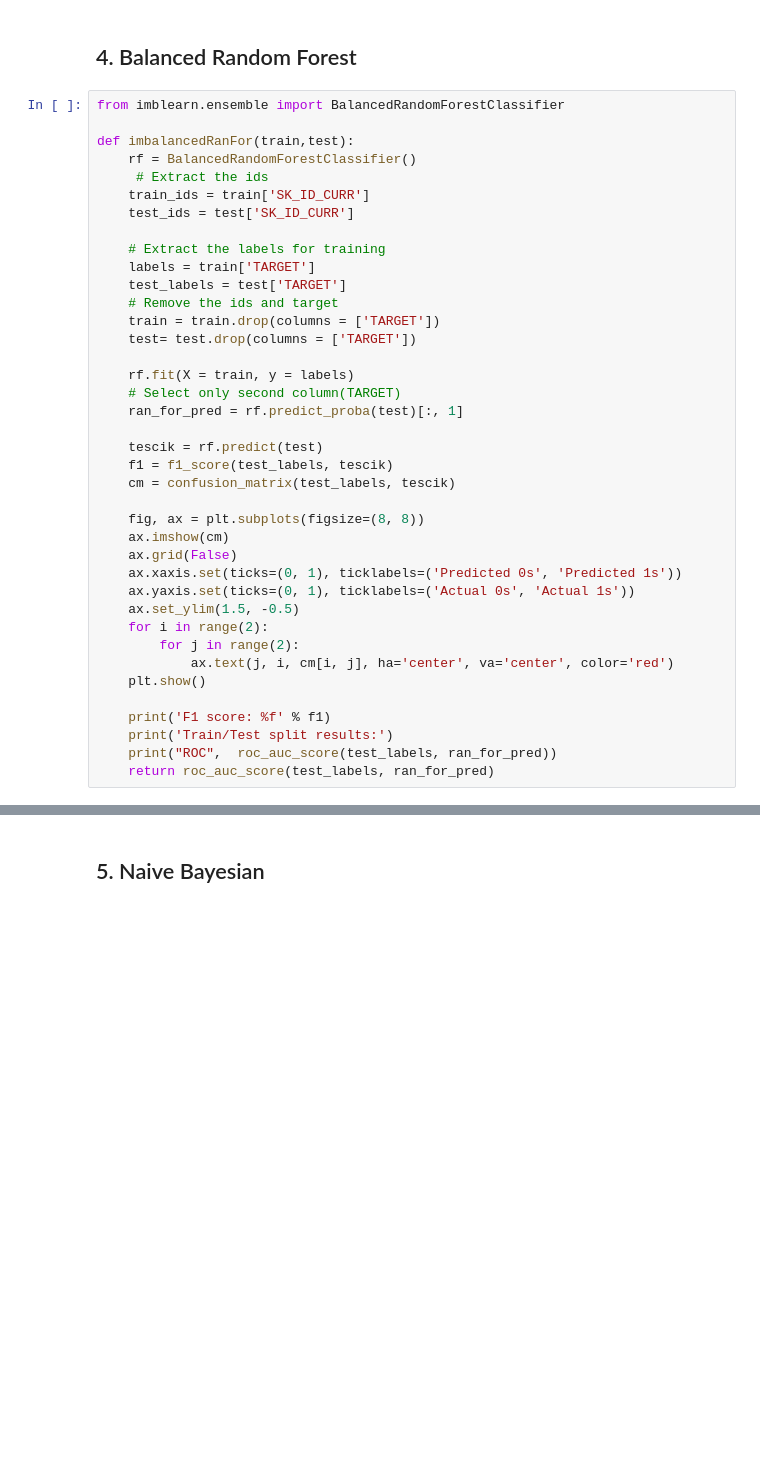
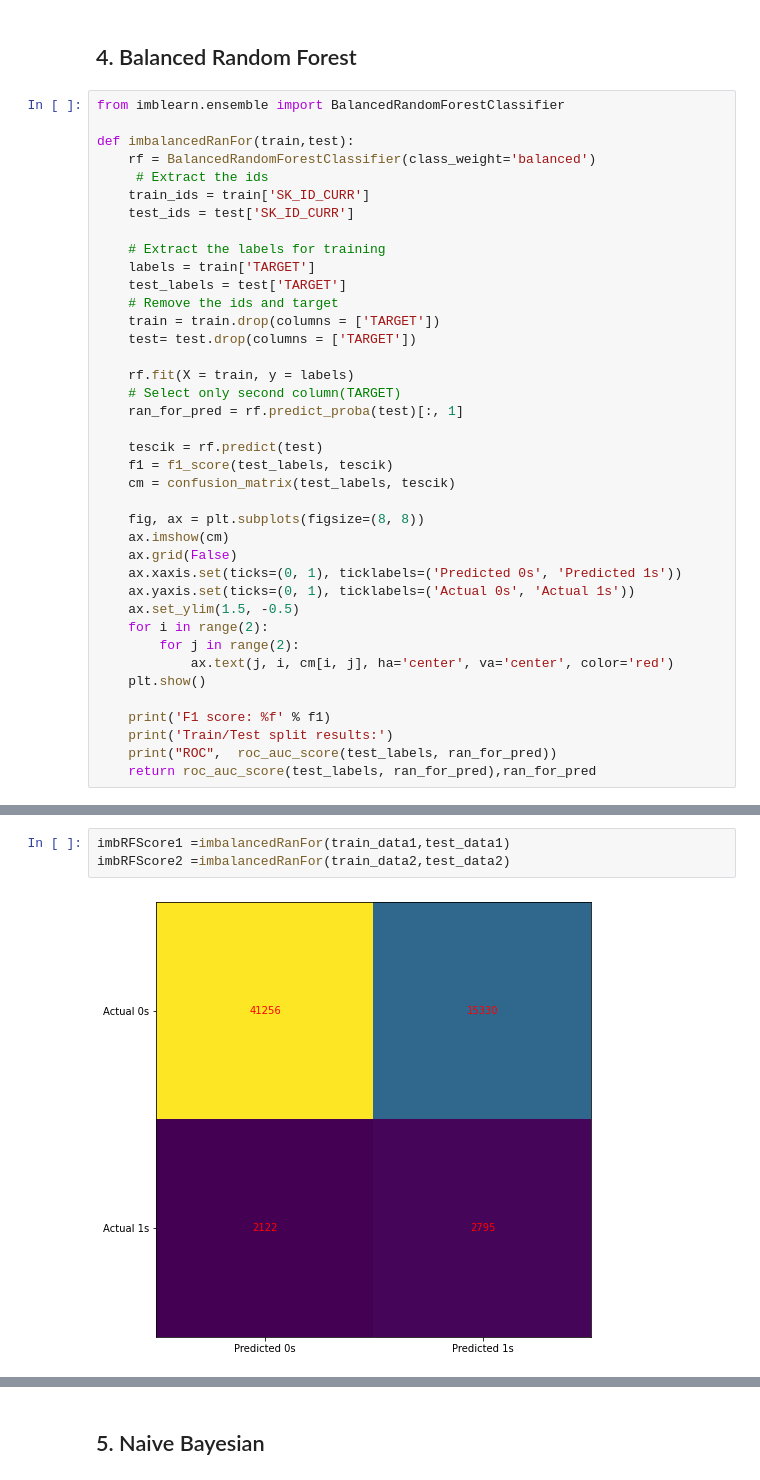
Before and after one commit to IML-Project/Home_Credit_Default_Risk_Project, a Jupyter notebook: Models.ipynb, the cells around one changed output, grey strips where cells are left out. Drawn from its saved outputs; the diff is of its cells as text; blank space fills up the shorter version.

```diff
--- a/Models.ipynb
+++ b/Models.ipynb
@@ -156,7 +184,7 @@ RandForScore = RanForModel(train_data,test_data)
 from imblearn.ensemble import BalancedRandomForestClassifier
 
 def imbalancedRanFor(train,test):
-    rf = BalancedRandomForestClassifier()
+    rf = BalancedRandomForestClassifier(class_weight='balanced')
      # Extract the ids
     train_ids = train['SK_ID_CURR']
     test_ids = test['SK_ID_CURR']
@@ -190,4 +218,4 @@ def imbalancedRanFor(train,test):
     print('F1 score: %f' % f1)
     print('Train/Test split results:')
     print("ROC",  roc_auc_score(test_labels, ran_for_pred))
-    return roc_auc_score(test_labels, ran_for_pred)
+    return roc_auc_score(test_labels, ran_for_pred),ran_for_pred
@@ -195,0 +222,5 @@ imbRanFor =imbalancedRanFor(train_data,test_data)
+# %%
+imbRFScore1 =imbalancedRanFor(train_data1,test_data1)
+imbRFScore2 =imbalancedRanFor(train_data2,test_data2)
+# %% [output]
+[figure, added]
```
Also changed, not shown: parts of 45 cells of this notebook.
